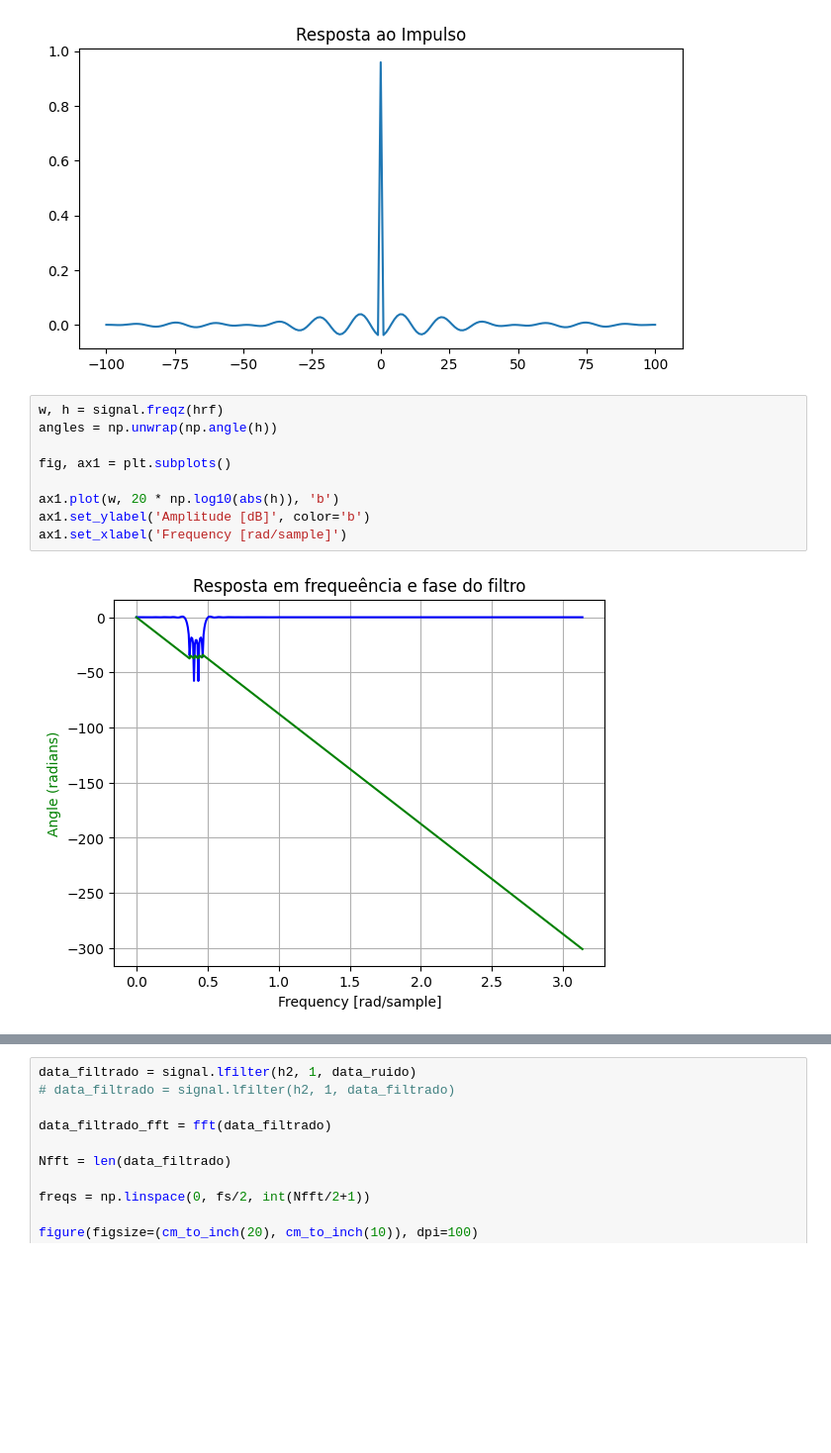
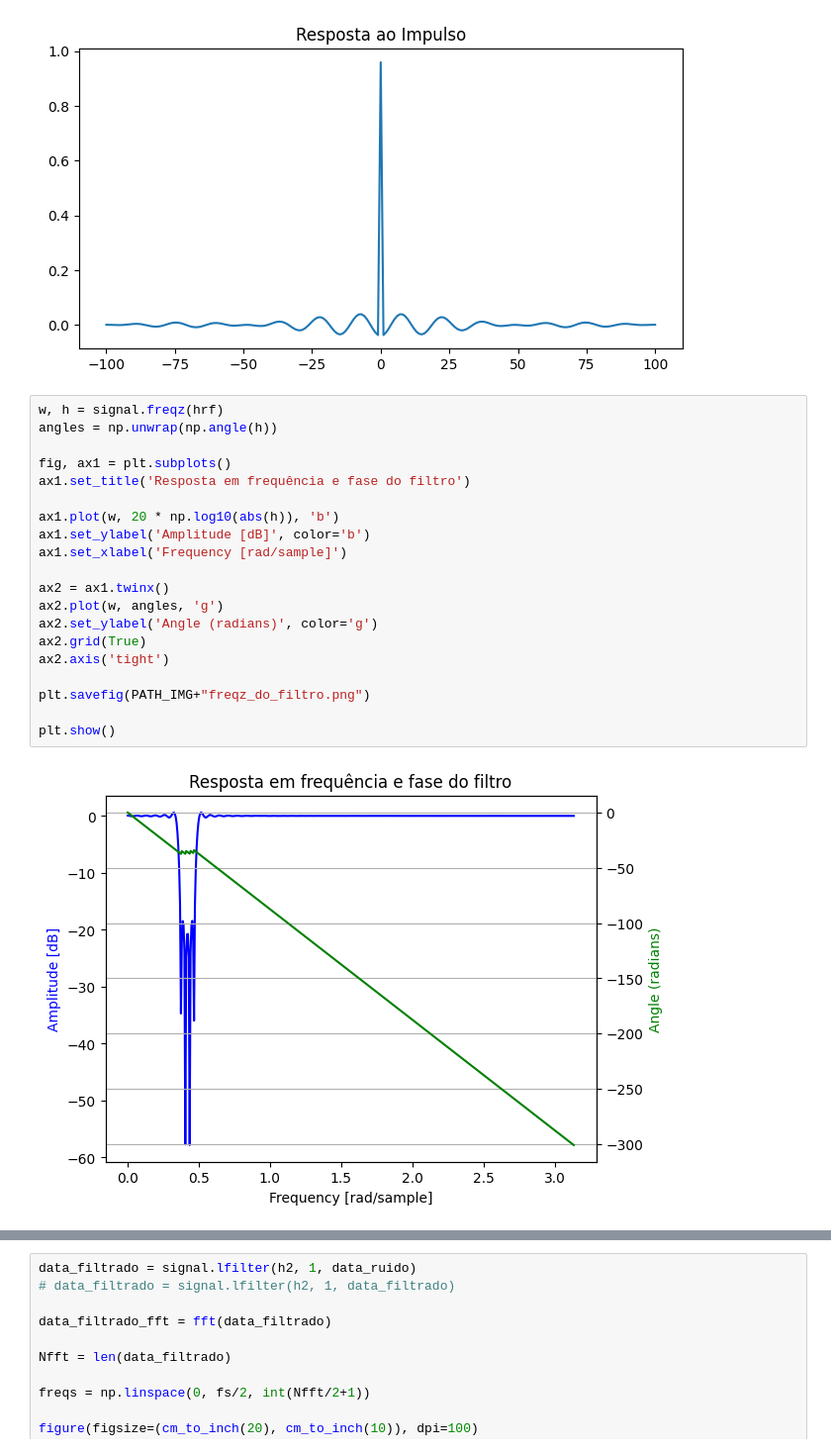
Before and after one commit to andrevale99/STD_DCA0107, a Jupyter notebook: U1/filtragem.ipynb, the cells around one changed output, grey strips where cells are left out. Shown at 99% size. Saved outputs shown, nothing was run; the diff lists cells and outputs as text; blank space fills up the shorter version.

```diff
--- a/U1/filtragem.ipynb
+++ b/U1/filtragem.ipynb
@@ -147,14 +147,25 @@ plt.show()
 # %%
 w, h = signal.freqz(hrf)
 angles = np.unwrap(np.angle(h))
 
 fig, ax1 = plt.subplots()
+ax1.set_title('Resposta em frequência e fase do filtro')
 
 ax1.plot(w, 20 * np.log10(abs(h)), 'b')
 ax1.set_ylabel('Amplitude [dB]', color='b')
 ax1.set_xlabel('Frequency [rad/sample]')
+
+ax2 = ax1.twinx()
+ax2.plot(w, angles, 'g')
+ax2.set_ylabel('Angle (radians)', color='g')
+ax2.grid(True)
+ax2.axis('tight')
+
+plt.savefig(PATH_IMG+"freqz_do_filtro.png")
+
+plt.show()
 # %% [output]
-[figure, old version]
+[figure, new version]
 # %%
 M = 150
 M1 = -(M-1)/2
```
Also changed, not shown: parts of 2 cells of this notebook.
